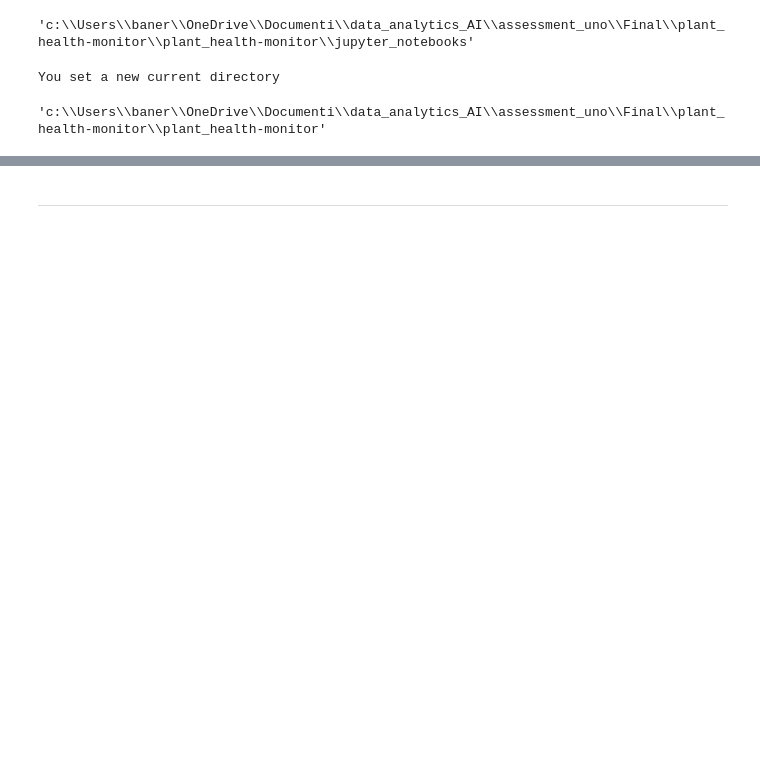
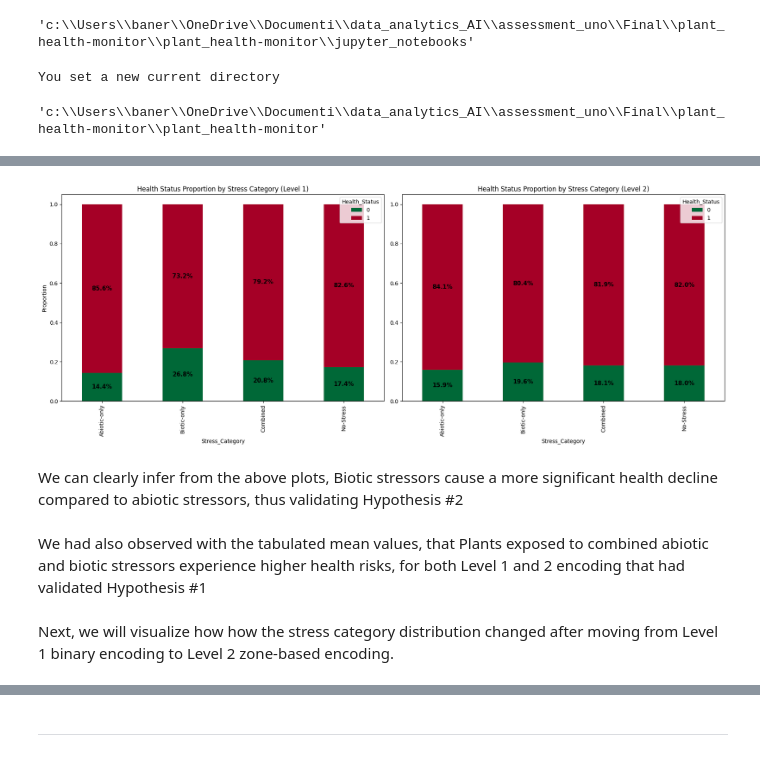
Before and after one commit to banerjixplores/plant_health-monitor, a Jupyter notebook: jupyter_notebooks/step2_data_visualization.ipynb, the cells around one changed output, grey strips where cells are left out. Drawn from its saved outputs; the diff is of its cells as text; code cells hidden in the pictures; blank space fills up the shorter version.

```diff
--- a/jupyter_notebooks/step2_data_visualization.ipynb
+++ b/jupyter_notebooks/step2_data_visualization.ipynb
@@ -234,0 +203,38 @@ plt.show()
+# %%
+## 1.2 Stress Category Proportions (Level 1 vs Level 2)
+fig, axes = plt.subplots(1, 2, figsize=(18, 7))
+
+# Level 1 Proportions
+prop_level1 = level1_df.groupby('Stress_Category')['Health_Status'].value_counts(normalize=True).unstack()
+prop_level1.plot(kind='bar', stacked=True, colormap='RdYlGn_r', ax=axes[0])
+axes[0].set_title('Health Status Proportion by Stress Category (Level 1)')
+axes[0].set_ylabel('Proportion')
+
+# Level 2 Proportions
+prop_level2 = level2_df.groupby('Stress_Category')['Health_Status'].value_counts(normalize=True).unstack()
+prop_level2.plot(kind='bar', stacked=True, colormap='RdYlGn_r', ax=axes[1])
+axes[1].set_title('Health Status Proportion by Stress Category (Level 2)')
+
+for ax in axes:
+    for p in ax.patches:
+        height = p.get_height()
+        if height > 0:
+            x = p.get_x() + p.get_width()/2
+            y = p.get_y() + height/2
+            ax.annotate(f"{height*100:.1f}%", (x, y), ha='center', va='center', fontsize=11, weight='bold')
+
+plt.tight_layout()
+plt.show()
+# %% [output]
+[figure, added]
+# %% [markdown]
+We can clearly infer from the above plots,
+Biotic stressors cause a more significant health decline compared to abiotic stressors,
+thus validating Hypothesis #2
+# %% [markdown]
+We had also observed with the tabulated mean values, that
+Plants exposed to combined abiotic and biotic stressors experience higher health risks,
+for both Level 1 and 2 encoding that had validated Hypothesis #1
+# %% [markdown]
+Next, we will visualize how how the stress category distribution changed
+after moving from Level 1 binary encoding to Level 2 zone-based encoding.
```
Also changed, not shown: parts of 66 cells of this notebook.
